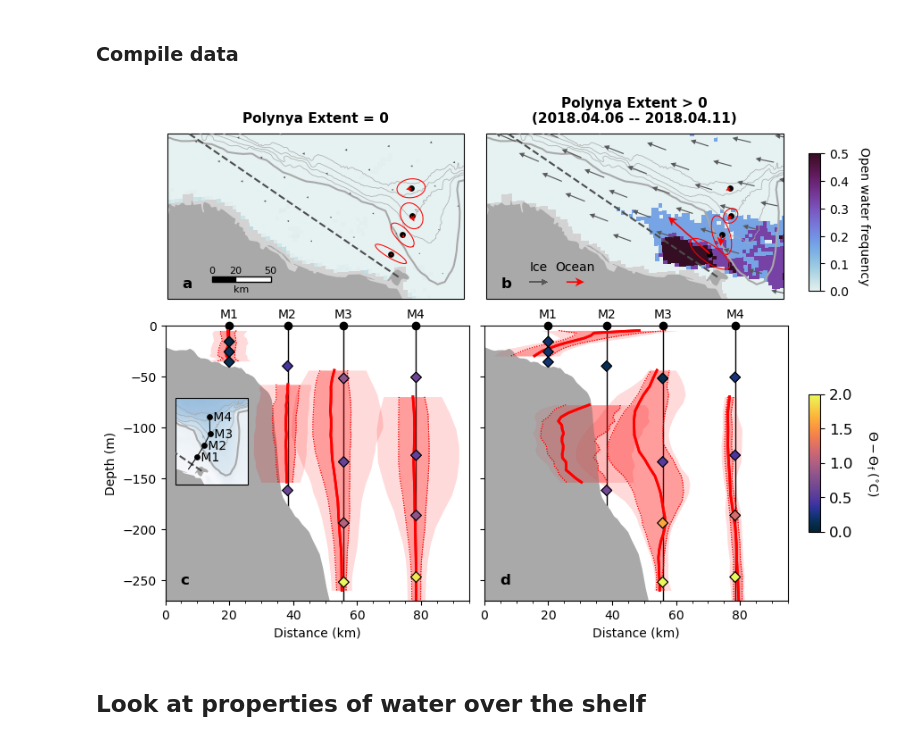
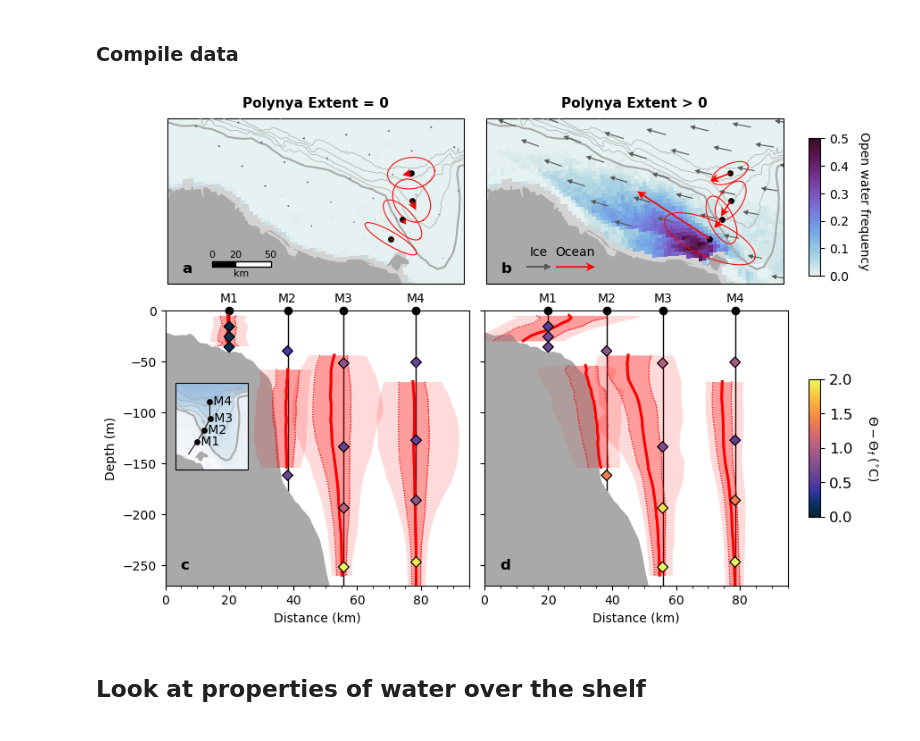
Before and after one commit to mackenziejewell/SBSpolynya, a Jupyter notebook: notebooks/02_MARES_cross-shelf_v1.ipynb, the cells around one changed output. Cells and saved outputs as stored; diff of their text form; code cells hidden in the pictures.

```diff
--- a/notebooks/02_MARES_cross-shelf_v1.ipynb
+++ b/notebooks/02_MARES_cross-shelf_v1.ipynb
@@ -1026,10 +1026,10 @@ dsic = unisic.open_local_file(datetime(2020,1,1), res=RES, hem='n',
 
 open_thresh=10
 
-# map_sic = {}
-# for key in event_dates.keys():
+map_sic = {}
+for key in event_dates.keys():
 
-for key in ['open']:
+# for key in ['open']:
 
     print(key)
     map_sic[key] = unisic.calc_meansic_openfreq(pd.to_datetime(event_dates[key]), crop=crop, nan_frac = 0.05,
@@ -1042,11 +1043,11 @@ open
 
 map_proj = ccrs.NorthPolarStereo(central_longitude=-140)
 
-# drift_map = {}
+drift_map = {}
 
-# for key in event_dates.keys():
+for key in event_dates.keys():
 
-for key in ['open']:
+# for key in ['open']:
     print(key)
     drift_map[key] = fn.drift_map_over_time(event_dates[key], map_proj, crop = True, include_times = True)
 # %% [output]
@@ -1350,10 +1352,10 @@ def show_inset_map(ax):
                    lw=0.75, ls='solid', transform=ccrs.PlateCarree(), zorder=100)
 
 
-    startlon, startlat = -139.1, 69.6
-    endlon, endlat, backaz = g.fwd(startlon, startlat, -55, 400*1000)
-    axins.plot([startlon,endlon], [startlat,endlat], transform=ccrs.PlateCarree(),
-            c=[0.3,0.3,0.3], lw=1.5, zorder=98, ls='dashed')
+#     startlon, startlat = -139.1, 69.6
+#     endlon, endlat, backaz = g.fwd(startlon, startlat, -55, 400*1000)
+#     axins.plot([startlon,endlon], [startlat,endlat], transform=ccrs.PlateCarree(),
+#             c=[0.3,0.3,0.3], lw=1.5, zorder=98, ls='dashed')
 
 #     use_cmap = cmocean.tools.crop_by_percent(cmocean.cm.gray, 40, which='min', N=None)
     # axins.pcolormesh(dsg.lon.values, dsg.lat.values, depth_gradient,
@@ -1663,17 +1665,18 @@ for group, color, ax in zip(['comp','open'], ['r', 'r'], [inax0, inax1]):
     for m in ['M1', 'M2','M3', 'M4']:
         cdata = vecdata[m]['ocn'][group]
 
+        SCALE = 0.6
         Qo = ax.quiver(cdata['tail_x'], cdata['tail_y'],
                   cdata['mean_x'], cdata['mean_y'],
-                  angles='xy', scale_units='xy', scale=1, color=color, width=aw,
+                  angles='xy', scale_units='xy', scale=SCALE, color=color, width=aw,
                   headwidth=6, headlength = 6, zorder=100)
 
-        ax.plot(cdata['varell_x']+cdata['tail_x'],
-                cdata['varell_y']+cdata['tail_y'], c=color, zorder=99, lw=0.75, alpha=1)
+        ax.plot((1/SCALE)*cdata['varell_x']+cdata['tail_x'],
+                (1/SCALE)*cdata['varell_y']+cdata['tail_y'], c=color, zorder=99, lw=0.75, alpha=1)
 
 
-qk = ax.quiverkey(Q, X=0.175, Y=0.1, U=15*1000, label='Ice', labelpos='N', coordinates='axes')
-qk = ax.quiverkey(Qo, X=0.3, Y=0.1, U=15*1000, label='Ocean', labelpos='N', coordinates='axes')
+qk = ax.quiverkey(Q, X=0.175, Y=0.1, U=20*1000, label='Ice', labelpos='N', coordinates='axes')
+qk = ax.quiverkey(Qo, X=0.3, Y=0.1, U=20*1000, label='Ocean', labelpos='N', coordinates='axes')
 
 #         cdata = vecdata[m]['ice'][group]
 
@@ -1688,51 +1691,52 @@ qk = ax.quiverkey(Qo, X=0.3, Y=0.1, U=15*1000, label='Ocean', labelpos='N', coor
 
 # fig.savefig('../figures/results/canyon_flow_v2.png', dpi=400, bbox_inches='tight', pad_inches=0)
 
 
 
 # qk = inax1.quiverkey(Q, X=0.125, Y=0.1, U=15*1000, label='Ice', labelpos='N', coordinates='axes')
 geomap.scalebar(inax0, loc=(0.15, 0.1), steps=[20,50],unit='km',
                 label=None, colors=['k', 'w'], edgecolor=None, textsize=8, lw=1,
                 bar_width=0.035, labelpad=0.015, ticklabelpad=0.01, zorder=100, clip_on=True)
 
 # fig.savefig('../figures/results/Fig08b.png', dpi=400, bbox_inches='tight', pad_inches=0)
 
 
 # show reference orientation
-for ax in [inax1, inax0]:
-    # dashed line
-    startlon, startlat = -139.1, 69.6
-    endlon, endlat, backaz = g.fwd(startlon, startlat, -55, 400*1000)
-    ax.plot([startlon,endlon], [startlat,endlat], transform=ccrs.PlateCarree(),
-            c=[0.3,0.3,0.3], lw=1.5, zorder=98, ls='dashed')
+# for ax in [inax1, inax0]:
+#     # dashed line
+#     startlon, startlat = -139.1, 69.6
+#     endlon, endlat, backaz = g.fwd(startlon, startlat, -55, 400*1000)
+#     ax.plot([startlon,endlon], [startlat,endlat], transform=ccrs.PlateCarree(),
+#             c=[0.3,0.3,0.3], lw=1.5, zorder=98, ls='dashed')
 
 #     ax.add_geometries ([reg_poly], lw=3,alpha=0.25, edgecolor='k', facecolor='None',zorder=100, crs=ccrs.PlateCarree())
 
 
 
-ev_st = event_dates["open"][0].strftime("%Y.%m.%d")
-ev_fn = event_dates["open"][-1].strftime("%Y.%m.%d")
+# ev_st = event_dates["open"][0].strftime("%Y.%m.%d")
+# ev_fn = event_dates["open"][-1].strftime("%Y.%m.%d")
 
+
+
+ax = inax0
+ax.text(0.5,1.05,'Polynya Extent = 0', weight='bold',size=11, ha='center', va='bottom',clip_on=False, transform=ax.transAxes)
+
+ax = inax1
+ax.text(0.5,1.05,'Polynya Extent > 0', weight='bold',size=11, ha='center', va='bottom',clip_on=False, transform=ax.transAxes)
 
 
 # ax = inax0
 # ax.text(0.5,1.05,'Polynya Extent = 0', weight='bold',size=11, ha='center', va='bottom',clip_on=False, transform=ax.transAxes)
 
 # ax = inax1
-# ax.text(0.5,1.05,'Polynya Extent > 0', weight='bold',size=11, ha='center', va='bottom',clip_on=False, transform=ax.transAxes)
+# ax.text(0.5,1.05,f'Polynya Extent > 0\n({ev_st} -- {ev_fn})', weight='bold',size=11, ha='center', va='bottom',clip_on=False, transform=ax.transAxes)
 
 
-ax = inax0
-ax.text(0.5,1.05,'Polynya Extent = 0', weight='bold',size=11, ha='center', va='bottom',clip_on=False, transform=ax.transAxes)
+# fig.savefig(f'../figures/results/cross-shelf/cross_shelf_Event_{ev_st}-{ev_fn}.png', dpi=400, bbox_inches='tight', pad_inches=0)
 
-ax = inax1
-ax.text(0.5,1.05,f'Polynya Extent > 0\n({ev_st} -- {ev_fn})', weight='bold',size=11, ha='center', va='bottom',clip_on=False, transform=ax.transAxes)
-
-
-
-fig.savefig(f'../figures/results/cross-shelf/cross_shelf_Event_{ev_st}-{ev_fn}.png', dpi=400, bbox_inches='tight', pad_inches=0)
+fig.savefig(f'../figures/results/cross-shelf/cross_shelf_version_Large_WithIce.png', dpi=400, bbox_inches='tight', pad_inches=0)
 # %% [output]
-[figure, old version]
+[figure, new version]
 # %% [markdown]
 ## Look at properties of water over the shelf
 # %%
```
Also changed, not shown: parts of 5 cells of this notebook, 11 other files.
